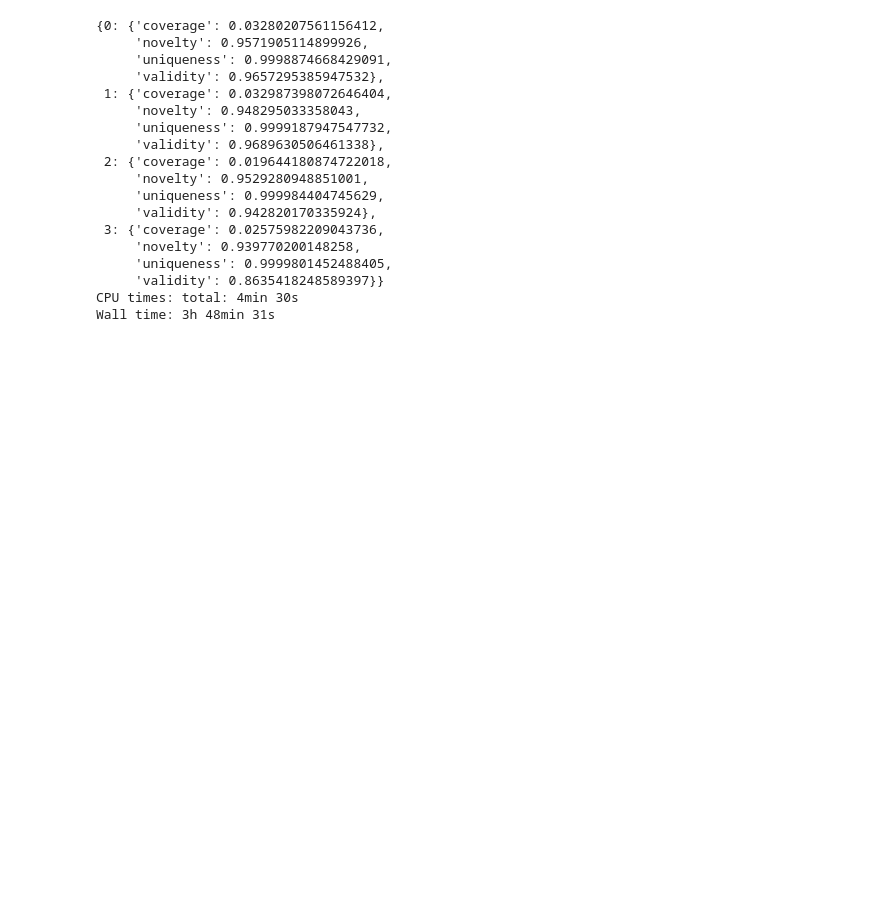
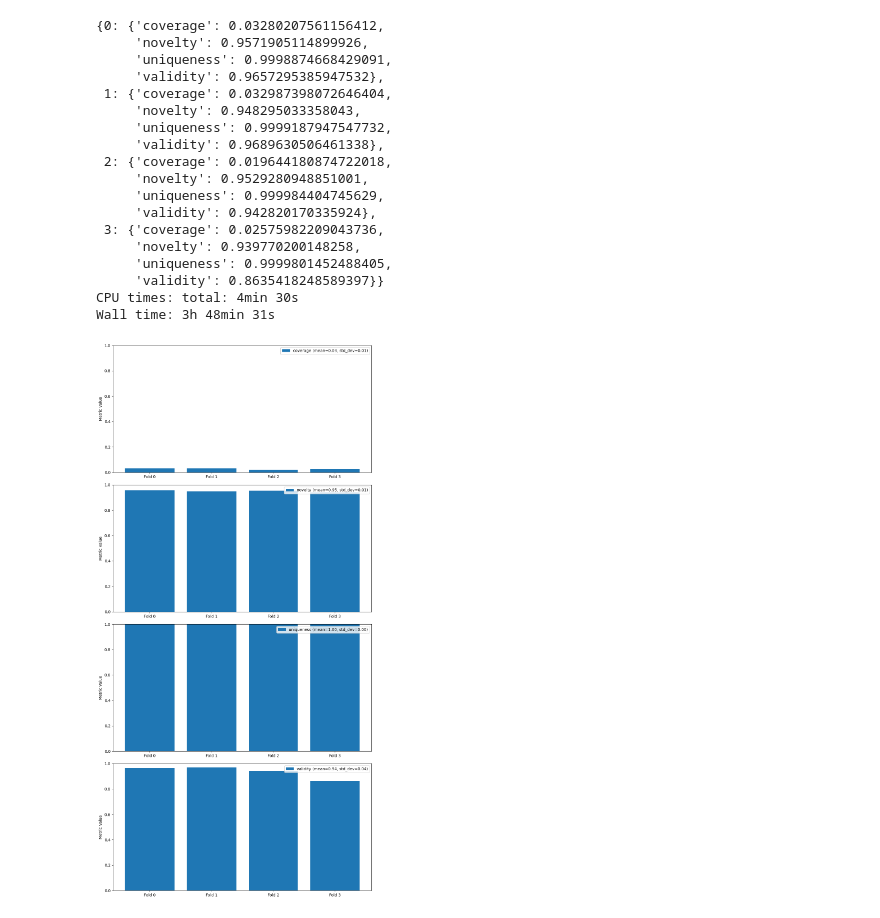
Before and after one commit to sparks-baird/matbench-genmetrics, a Jupyter notebook: notebooks/core/2.0-matbench-genmetrics-materials_discovery_progress_benchmark.ipynb, the cells around one changed output. Drawn from its saved outputs; the diff is of its cells as text; code cells hidden in the pictures; blank space fills up the shorter version.

```diff
--- a/notebooks/core/2.0-matbench-genmetrics-materials_discovery_progress_benchmark.ipynb
+++ b/notebooks/core/2.0-matbench-genmetrics-materials_discovery_progress_benchmark.ipynb
@@ -48,3 +57,67 @@ pprint(mptm.recorded_metrics)
      'validity': 0.8635418248589397}}
 CPU times: total: 4min 30s
 Wall time: 3h 48min 31s
+# %%
+metrics = {
+    0: {
+        "coverage": 0.03280207561156412,
+        "novelty": 0.9571905114899926,
+        "uniqueness": 0.9998874668429091,
+        "validity": 0.9657295385947532,
+    },
+    1: {
+        "coverage": 0.032987398072646404,
+        "novelty": 0.948295033358043,
+        "uniqueness": 0.9999187947547732,
+        "validity": 0.9689630506461338,
+    },
+    2: {
+        "coverage": 0.019644180874722018,
+        "novelty": 0.9529280948851001,
+        "uniqueness": 0.999984404745629,
+        "validity": 0.942820170335924,
+    },
+    3: {
+        "coverage": 0.02575982209043736,
+        "novelty": 0.939770200148258,
+        "uniqueness": 0.9999801452488405,
+        "validity": 0.8635418248589397,
+    },
+}
+
+coverage = [metrics[i]["coverage"] for i in metrics]
+novelty = [metrics[i]["novelty"] for i in metrics]
+uniqueness = [metrics[i]["uniqueness"] for i in metrics]
+validity = [metrics[i]["validity"] for i in metrics]
+
+# Plot the metrics
+import matplotlib.pyplot as plt
+import numpy as np
+
+# Plot each metric on its own subplot
+metrics_list = [coverage, novelty, uniqueness, validity]
+metrics_names = ["coverage", "novelty", "uniqueness", "validity"]
+
+# Create a figure with 4 subplots, one for each metric
+fig, axs = plt.subplots(4, figsize=(10, 20))
+
+# Create an array for the x values
+x = np.arange(len(metrics))
+
+# Plot each metric on its own subplot
+for i, metric in enumerate(metrics_list):
+    mean = np.mean(metric)
+    std_dev = np.std(metric)
+    axs[i].bar(
+        x, metric, label=f"{metrics_names[i]} (mean={mean:.2f}, std_dev={std_dev:.2f})"
+    )
+    axs[i].set_ylabel("Metric Value")
+    axs[i].set_xticks(x)
+    axs[i].set_xticklabels([f"Fold {j}" for j in x])
+    axs[i].legend()
+    axs[i].set_ylim(0, 1)
+
+plt.tight_layout()
+plt.show()
+# %% [output]
+[figure, added]
```
Also changed, not shown: parts of 7 cells of this notebook.
